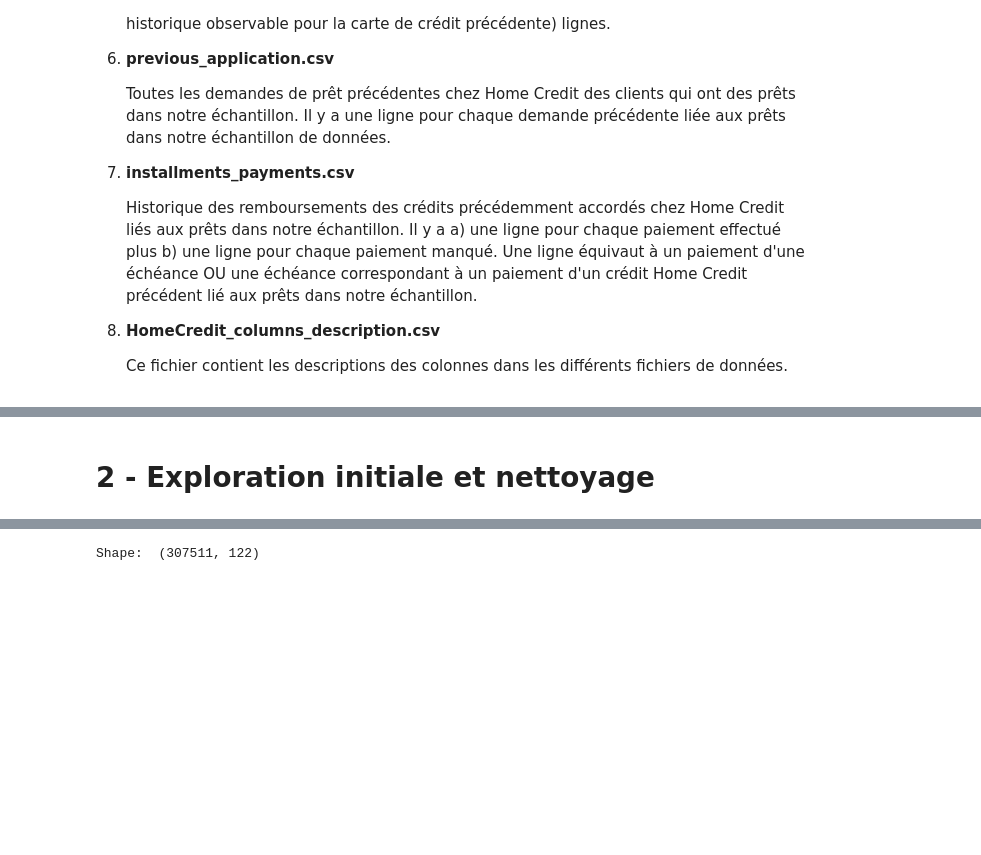
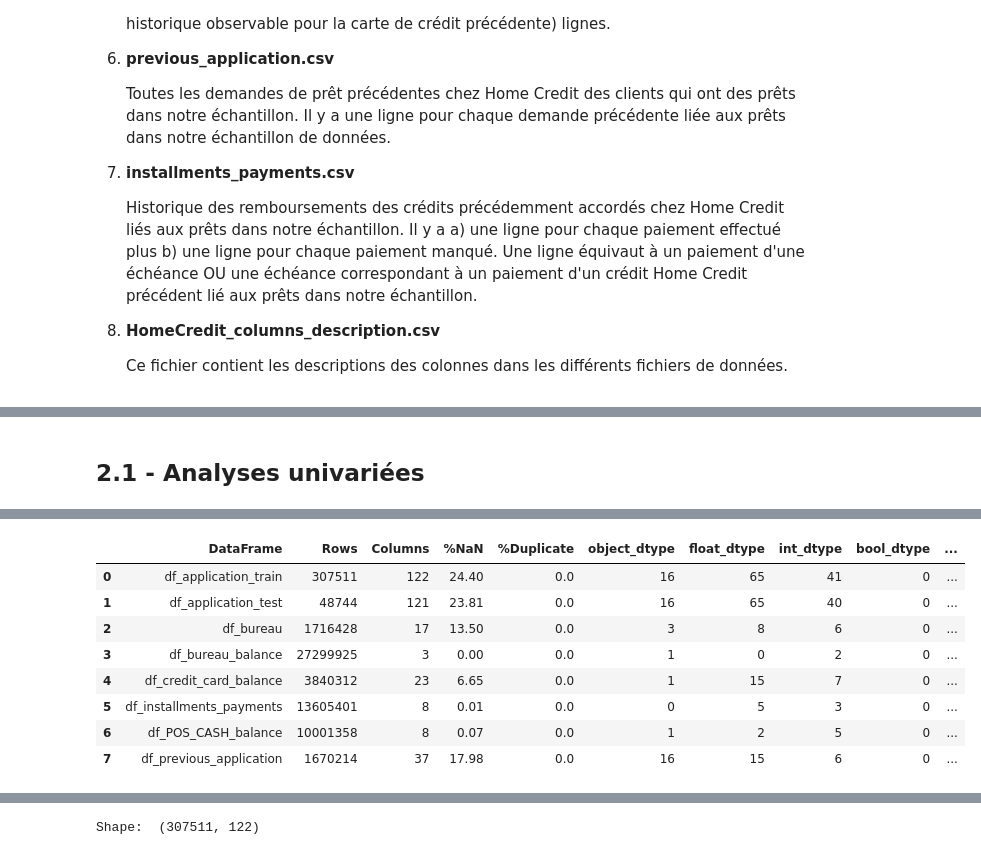
Before and after one commit to GaryMauger/P7_implementer_modele_scoring, a Jupyter notebook: Projet_7.ipynb, the cells around one changed output, grey strips where cells are left out. Saved outputs shown, nothing was run; the diff lists cells and outputs as text; code cells hidden in the pictures; blank space fills up the shorter version.

```diff
--- a/Projet_7.ipynb
+++ b/Projet_7.ipynb
@@ -169,3 +172,5 @@ with mlflow.start_run():
+# %% [markdown]
+## 2.1 - Analyses univariées
 # %%
 # On va augmenter l'affichage du nombre de lignes et de colonnes
 pd.options.display.max_rows = 1000
@@ -192,5 +197,57 @@ df_HomeCredit_columns_description
 | 216 | 219 | installments_payments.csv | DAYS_ENTRY_PAYMENT | When was the installments of prev... | time only relative to the applica... |
 | 217 | 220 | installments_payments.csv | AMT_INSTALMENT | What was the prescribed installme... | NaN |
 | 218 | 221 | installments_payments.csv | AMT_PAYMENT | What the client actually paid on ... | NaN |
-# %% [markdown]
-# 2 - Exploration initiale et nettoyage
+# %%
+# Liste des DataFrames et leurs noms correspondants
+dataframes = {
+    'df_application_train': df_application_train,
+    'df_application_test': df_application_test,
+    'df_bureau': df_bureau,
+    'df_bureau_balance': df_bureau_balance,
+    'df_credit_card_balance': df_credit_card_balance,
+    'df_installments_payments': df_installments_payments,
+    'df_POS_CASH_balance': df_POS_CASH_balance,
+    'df_previous_application': df_previous_application
+}
+
+# Fonction pour résumer un DataFrame
+def summarize_df(df, name):
+    rows = df.shape[0]
+    columns = df.shape[1]
+    nan_pct = (df.isnull().sum().sum() / (rows * columns)) * 100
+    duplicate_pct = (df.duplicated().sum() / rows) * 100
+    object_dtype = df.select_dtypes(include=['object']).shape[1]
+    float_dtype = df.select_dtypes(include=['float64']).shape[1]
+    int_dtype = df.select_dtypes(include=['int64']).shape[1]
+    bool_dtype = df.select_dtypes(include=['bool']).shape[1]
+    mb_memory = df.memory_usage(deep=True).sum() / (1024 ** 2)  # Convertir en MB
+
+    return {
+        'DataFrame': name,
+        'Rows': rows,
+        'Columns': columns,
+        '%NaN': round(nan_pct, 2),
+        '%Duplicate': round(duplicate_pct, 2),
+        'object_dtype': object_dtype,
+        'float_dtype': float_dtype,
+        'int_dtype': int_dtype,
+        'bool_dtype': bool_dtype,
+        'MB_Memory': round(mb_memory, 3)
+    }
+# %%
+# Créer le résumé pour tous les DataFrames
+summary = [summarize_df(df, name) for name, df in dataframes.items()]
+
+# Convertir en DataFrame pour l'affichage
+df_summary = pd.DataFrame(summary)
+df_summary
+# %% [output]
+|  | DataFrame | Rows | Columns | %NaN | %Duplicate | object_dtype | float_dtype | int_dtype | bool_dtype | ... |
+| 0 | df_application_train | 307511 | 122 | 24.40 | 0.0 | 16 | 65 | 41 | 0 | ... |
+| 1 | df_application_test | 48744 | 121 | 23.81 | 0.0 | 16 | 65 | 40 | 0 | ... |
+| 2 | df_bureau | 1716428 | 17 | 13.50 | 0.0 | 3 | 8 | 6 | 0 | ... |
+| 3 | df_bureau_balance | 27299925 | 3 | 0.00 | 0.0 | 1 | 0 | 2 | 0 | ... |
+| 4 | df_credit_card_balance | 3840312 | 23 | 6.65 | 0.0 | 1 | 15 | 7 | 0 | ... |
+| 5 | df_installments_payments | 13605401 | 8 | 0.01 | 0.0 | 0 | 5 | 3 | 0 | ... |
+| 6 | df_POS_CASH_balance | 10001358 | 8 | 0.07 | 0.0 | 1 | 2 | 5 | 0 | ... |
+| 7 | df_previous_application | 1670214 | 37 | 17.98 | 0.0 | 16 | 15 | 6 | 0 | ... |
```
Also changed, not shown: parts of 47 cells of this notebook.
